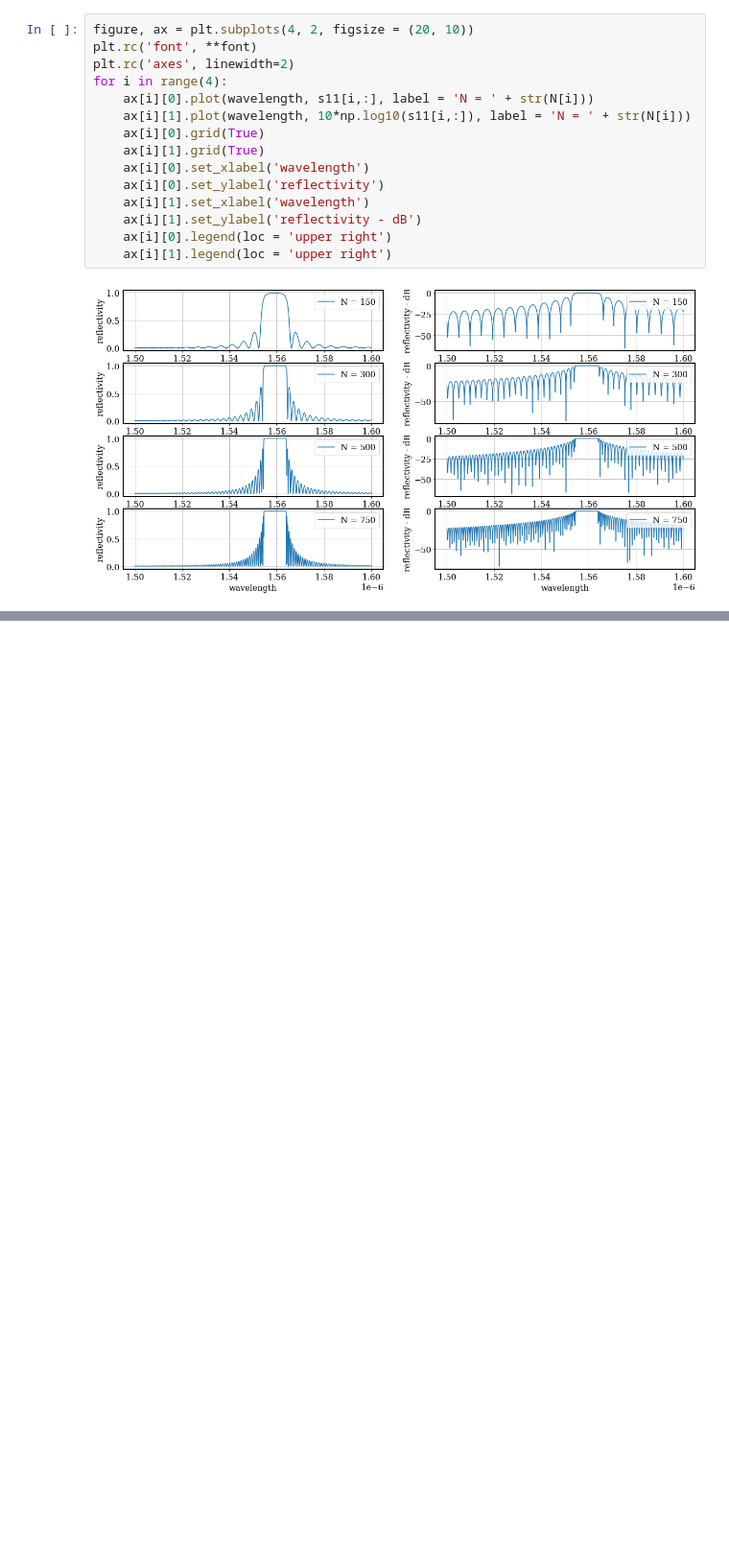
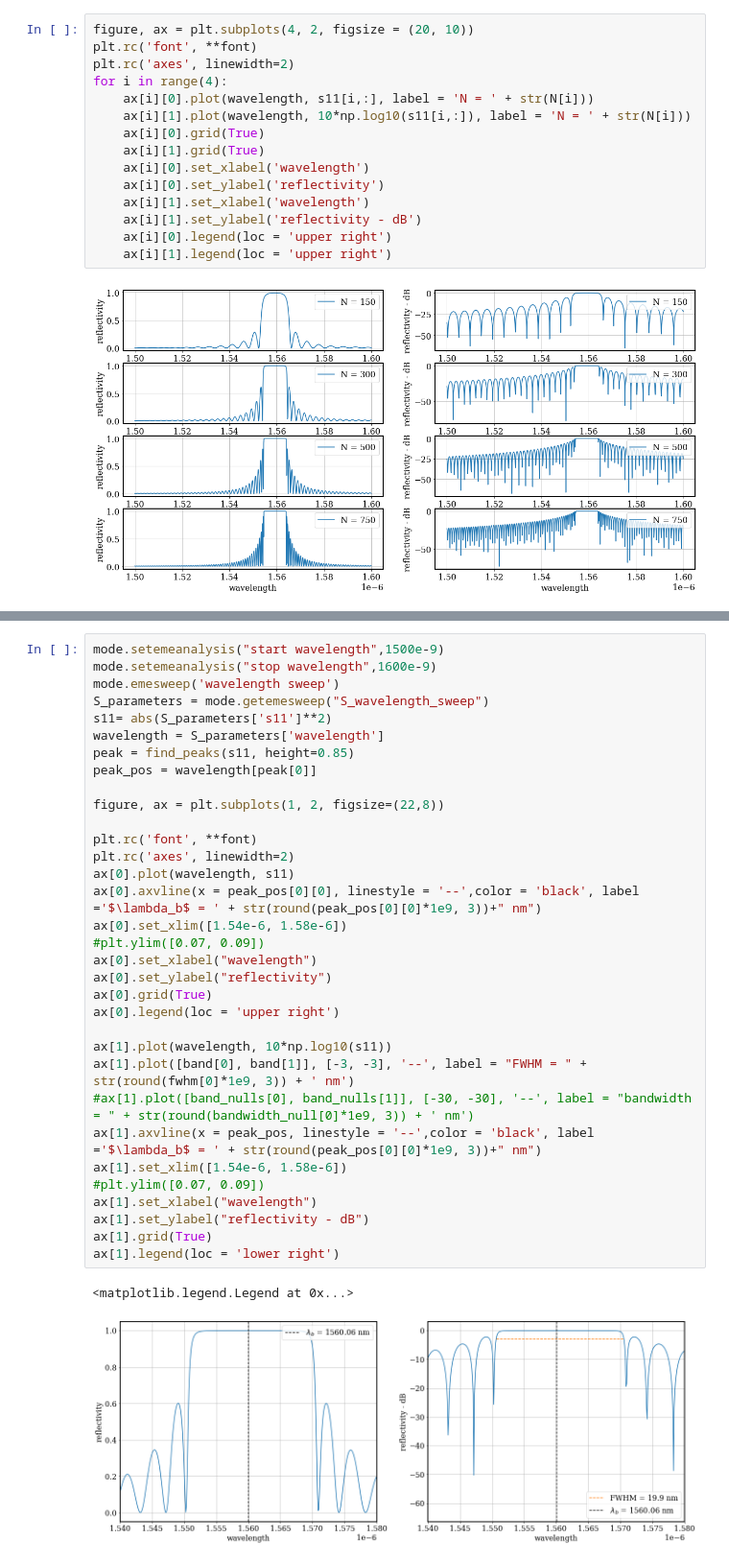
Before and after one commit to moisesoliveira08/BragGrating, a Jupyter notebook: Documentation/device.ipynb, the cells around one changed output, grey strips where cells are left out. Shown at 96% size. Saved outputs shown, nothing was run; the diff lists cells and outputs as text; blank space fills up the shorter version.

```diff
--- a/Documentation/device.ipynb
+++ b/Documentation/device.ipynb
@@ -528,0 +699,36 @@ for i in range(4):
+# %%
+mode.setemeanalysis("start wavelength",1500e-9)
+mode.setemeanalysis("stop wavelength",1600e-9)
+mode.emesweep('wavelength sweep')
+S_parameters = mode.getemesweep("S_wavelength_sweep")
+s11= abs(S_parameters['s11']**2)
+wavelength = S_parameters['wavelength']
+peak = find_peaks(s11, height=0.85)
+peak_pos = wavelength[peak[0]]
+
+figure, ax = plt.subplots(1, 2, figsize=(22,8))
+
+plt.rc('font', **font)
+plt.rc('axes', linewidth=2)
+ax[0].plot(wavelength, s11)
+ax[0].axvline(x = peak_pos[0][0], linestyle = '--',color = 'black', label ='$\lambda_b$ = ' + str(round(peak_pos[0][0]*1e9, 3))+" nm")
+ax[0].set_xlim([1.54e-6, 1.58e-6])
+#plt.ylim([0.07, 0.09])
+ax[0].set_xlabel("wavelength")
+ax[0].set_ylabel("reflectivity")
+ax[0].grid(True)
+ax[0].legend(loc = 'upper right')
+
+ax[1].plot(wavelength, 10*np.log10(s11))
+ax[1].plot([band[0], band[1]], [-3, -3], '--', label = "FWHM = " + str(round(fwhm[0]*1e9, 3)) + ' nm')
+#ax[1].plot([band_nulls[0], band_nulls[1]], [-30, -30], '--', label = "bandwidth = " + str(round(bandwidth_null[0]*1e9, 3)) + ' nm')
+ax[1].axvline(x = peak_pos, linestyle = '--',color = 'black', label ='$\lambda_b$ = ' + str(round(peak_pos[0][0]*1e9, 3))+" nm")
+ax[1].set_xlim([1.54e-6, 1.58e-6])
+#plt.ylim([0.07, 0.09])
+ax[1].set_xlabel("wavelength")
+ax[1].set_ylabel("reflectivity - dB")
+ax[1].grid(True)
+ax[1].legend(loc = 'lower right')
+# %% [output]
+<matplotlib.legend.Legend at 0x...>
+[figure, added]
```
Also changed, not shown: parts of 10 cells of this notebook, 2 other files.
